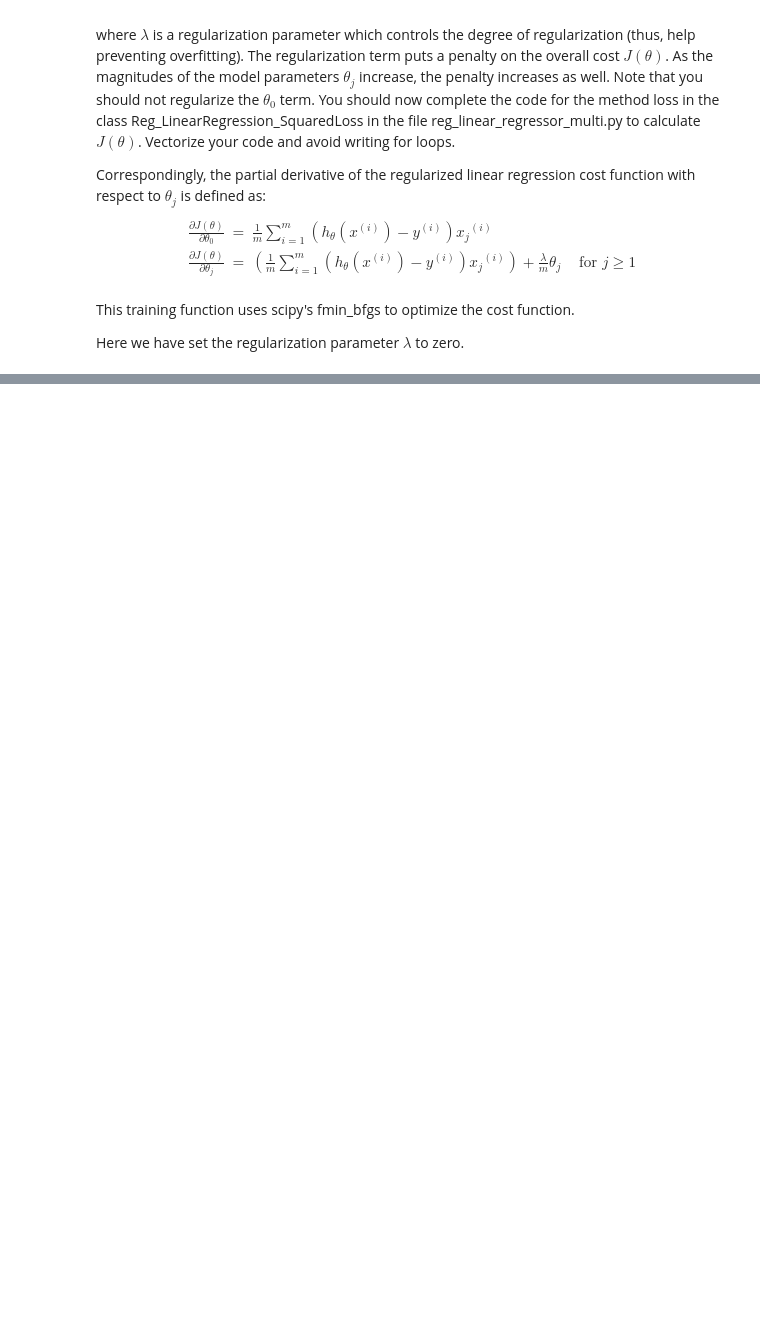
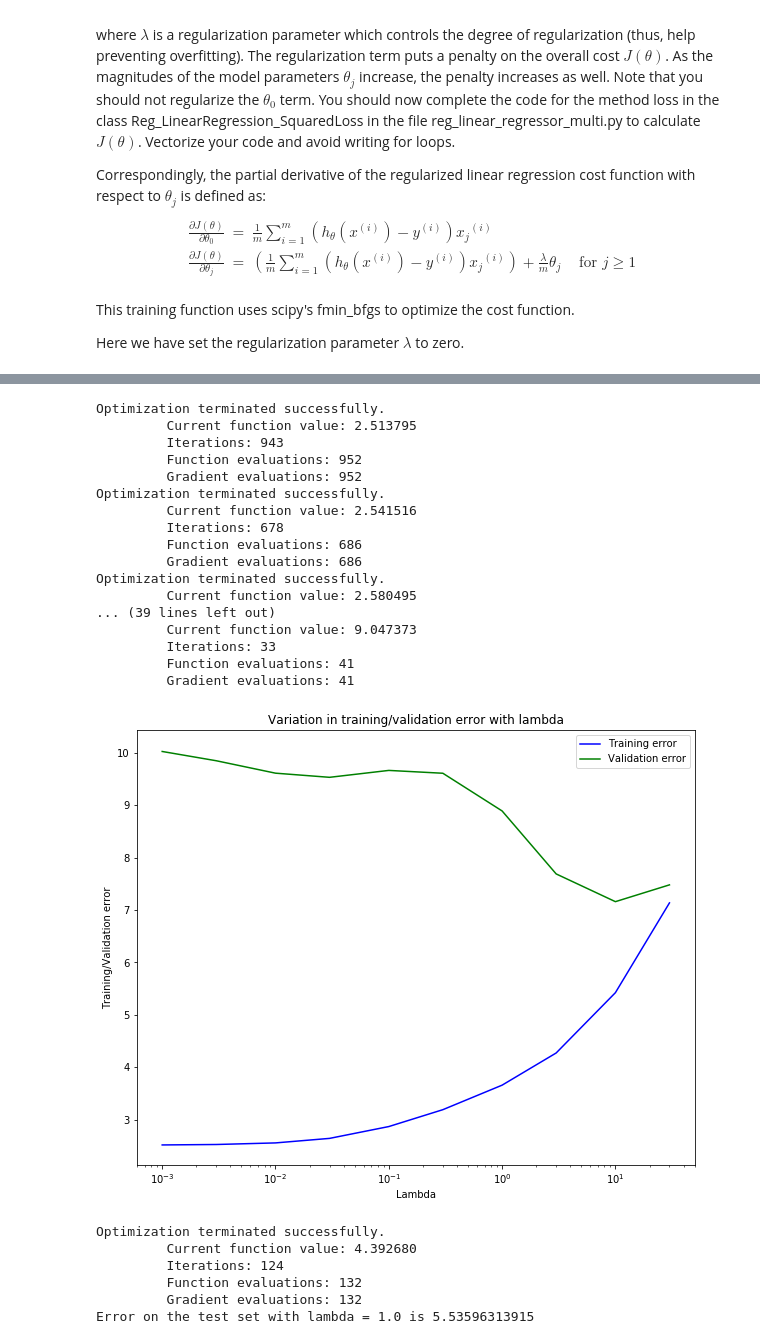
Before and after one commit to aureole-420/machine-learning, a Jupyter notebook: hw1/part2/bostonexpt.ipynb, the cells around one changed output, grey strips where cells are left out. Cells and saved outputs as stored; diff of their text form; code cells hidden in the pictures; blank space fills up the shorter version.

```diff
--- a/hw1/part2/bostonexpt.ipynb
+++ b/hw1/part2/bostonexpt.ipynb
@@ -117,0 +197,73 @@ Optimization terminated successfully.
+# %%
+from sklearn.preprocessing import PolynomialFeatures
+
+# Map X onto polynomial features and normalize
+# We will consider a 6th order polynomial fit for the data
+
+p = 2
+poly = PolynomialFeatures(degree=p,include_bias=False)
+X_poly_train = poly.fit_transform(X_train)
+X_poly_train, mu, sigma = utils.feature_normalize(X_poly_train)
+
+# add a column of ones to X_poly
+XX_poly_train = np.c_[np.ones(X_poly_train.shape[0]), X_poly_train]
+
+# map Xtest and Xval into the same polynomial features
+
+X_poly_test = poly.fit_transform(X_test)
+X_poly_val = poly.fit_transform(X_val)
+
+# normalize these two sets with the same mu and sigma
+
+X_poly_test = (X_poly_test - mu) / sigma
+X_poly_val = (X_poly_val - mu) / sigma
+
+# add a column of ones to both X_poly_test and X_poly_val
+XX_poly_test = np.c_[np.ones(X_poly_test.shape[0]),X_poly_test]
+XX_poly_val = np.c_[np.ones(X_poly_val.shape[0]),X_poly_val]
+
+#
+reg_vec = [0, 0.001, 0.003, 0.01, 0.03, 0.1, 0.3, 1, 3, 10, 30]
+reg_vec, error_train, error_val = myutils.validation_curve(XX_poly_train,yy,XX_poly_val,y_val, reg_vec)
+plot_utils.plot_lambda_selection(reg_vec,error_train,error_val)
+plt.show()
+
+best_reg = 1.0
+
+# Plot learning curve
+# error_train, error_val = utils.learning_curve(X_poly_train,yy,X_poly_val,y_val,best_reg)
+# plot_utils.plot_learning_curve(error_train, error_val,best_reg)
+# plt.show()
+
+#  Train linear regression with lambda = 50
+reglinear_reg2 = RegularizedLinearReg_SquaredLoss()
+theta_opt2 = reglinear_reg1.train(XX_poly_train,yy,best_reg,num_iters=1000)
+# print 'Theta at lambda = ' + str(best_reg) +' is ', theta_opt2
+
+# Compute error on the test set
+print 'Error on the test set with lambda = ' + str(best_reg)+ ' is', reglinear_reg2.loss(theta_opt2, XX_poly_test, y_test, 0.0)
+# %% [output]
+Optimization terminated successfully.
+         Current function value: 2.513795
+         Iterations: 943
+         Function evaluations: 952
+         Gradient evaluations: 952
+Optimization terminated successfully.
+         Current function value: 2.541516
+         Iterations: 678
+         Function evaluations: 686
+         Gradient evaluations: 686
+Optimization terminated successfully.
+         Current function value: 2.580495
+... (39 lines left out)
+         Current function value: 9.047373
+         Iterations: 33
+         Function evaluations: 41
+         Gradient evaluations: 41
+[figure, added]
+Optimization terminated successfully.
+         Current function value: 4.392680
+         Iterations: 124
+         Function evaluations: 132
+         Gradient evaluations: 132
+Error on the test set with lambda = 1.0 is 5.53596313915
```
Also changed, not shown: parts of 8 cells of this notebook, 3 other files.
